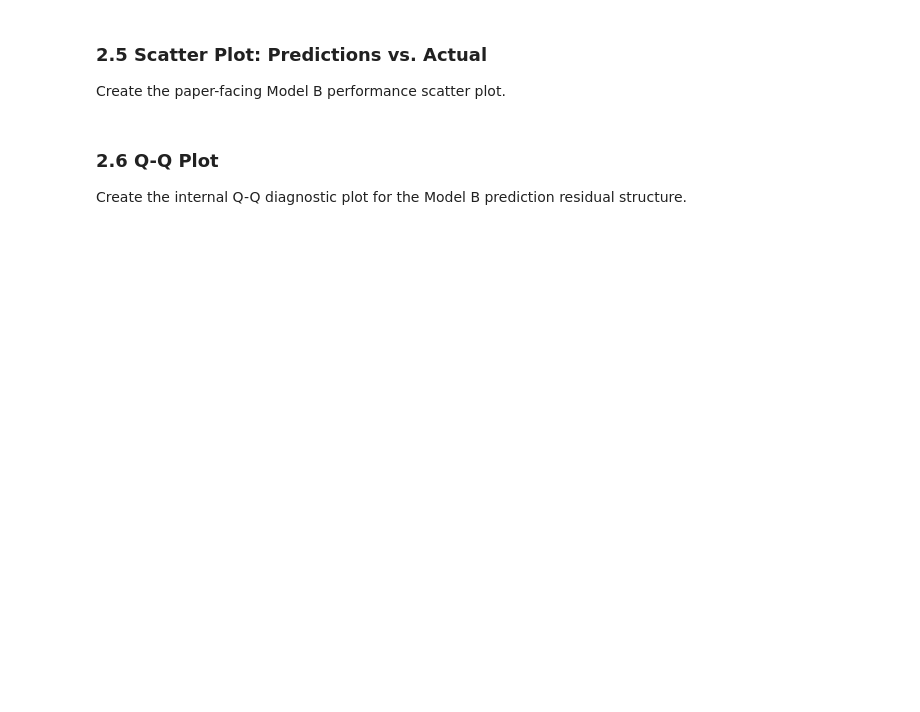
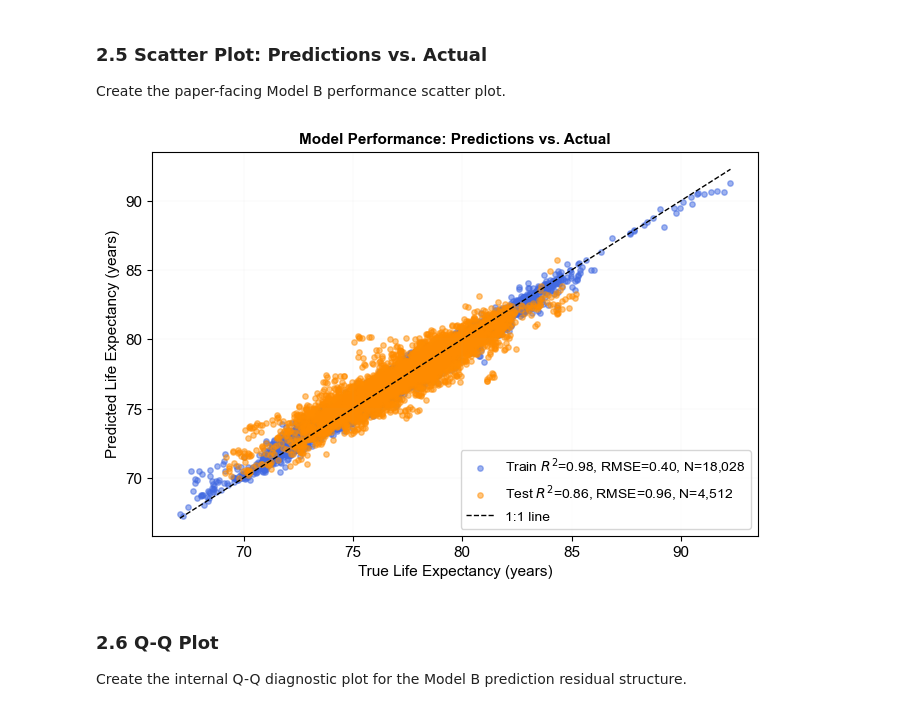
Before and after one commit to samyakshrestha/predicting-life-expectancy, a Jupyter notebook: notebooks_clean/12_revision_analyses.ipynb, the cells around one changed output. Saved outputs shown, nothing was run; the diff lists cells and outputs as text; code cells hidden in the pictures; blank space fills up the shorter version.

```diff
--- a/notebooks_clean/12_revision_analyses.ipynb
+++ b/notebooks_clean/12_revision_analyses.ipynb
@@ -640,13 +715,15 @@ Create the paper-facing Model B performance scatter plot.
 # %%
 plot_scatter_performance(
     y_train_model_b, train_predictions_model_b,
     y_test_model_b, test_predictions_model_b,
     metrics_model_b['train_r2'], metrics_model_b['train_rmse'],
     metrics_model_b['test_r2'], metrics_model_b['test_rmse'],
-    title='Model Performance: Predictions vs. Actual (Model B)',
+    title='Model Performance: Predictions vs. Actual',
     path=OUTPUT_DIR / 'model_b_scatter_performance.png'
 )
 record_artifact(OUTPUT_DIR / 'model_b_scatter_performance.png', 'Section 2', 'Model B scatter performance figure', True)
+# %% [output]
+[figure, added]
 # %% [markdown]
 ### 2.6 Q-Q Plot
 
```
Also changed, not shown: parts of 81 cells of this notebook, 32 other files.
